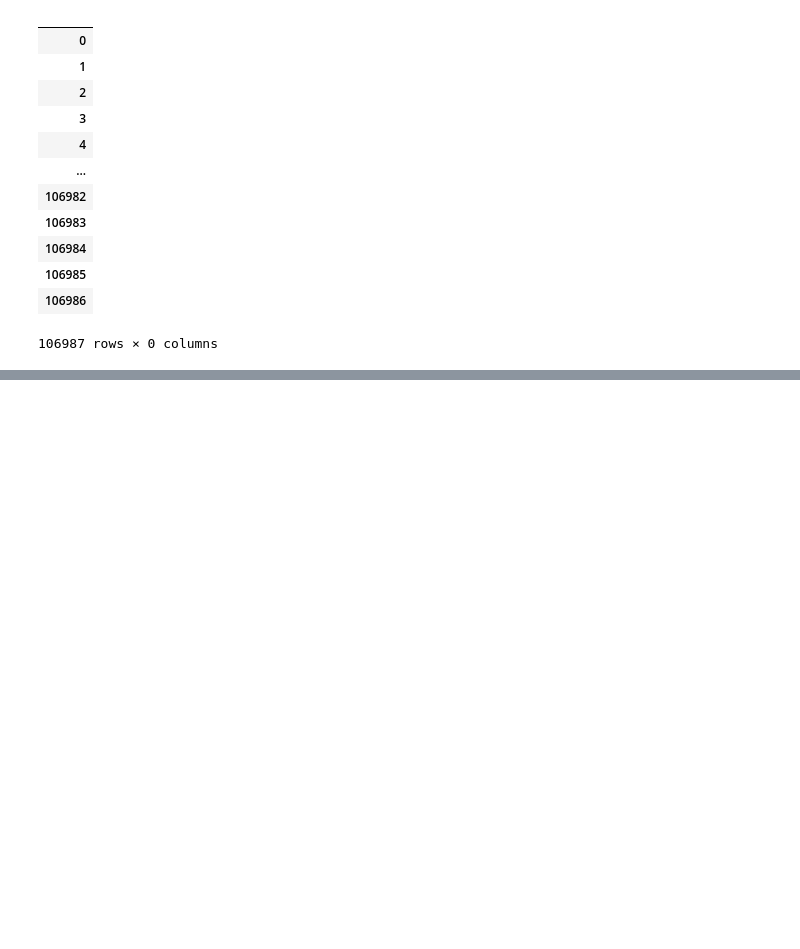
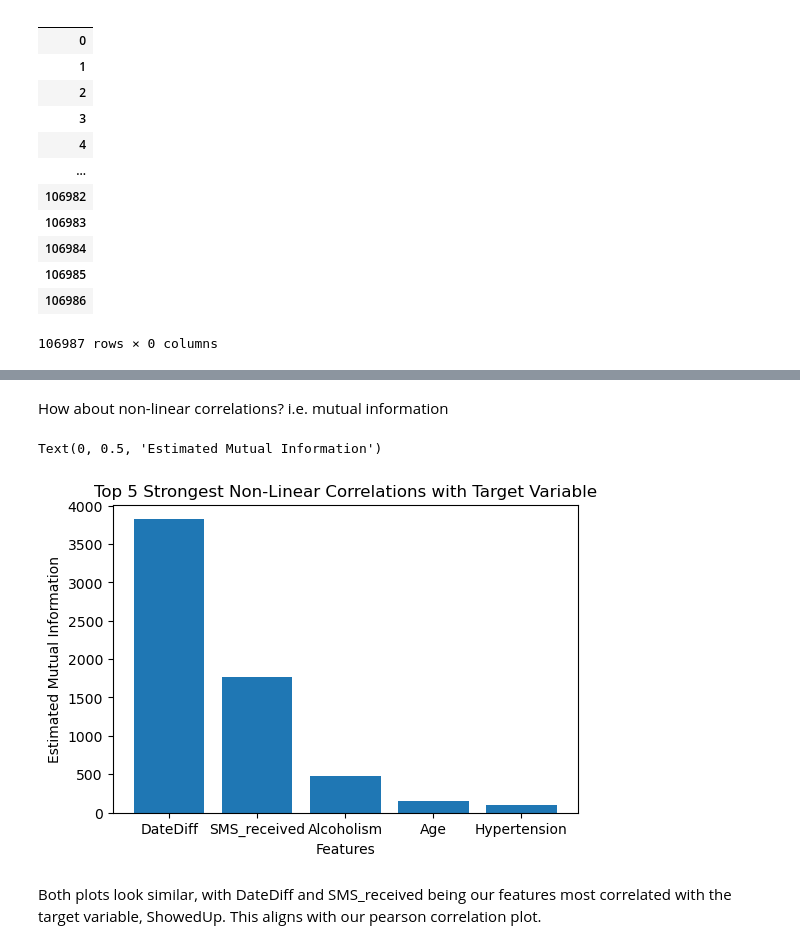
Before and after one commit to dwang0120/Hospital-No-Shows, a Jupyter notebook: project.ipynb, the cells around one changed output, grey strips where cells are left out. Saved outputs shown, nothing was run; the diff lists cells and outputs as text; code cells hidden in the pictures; blank space fills up the shorter version.

```diff
--- a/project.ipynb
+++ b/project.ipynb
@@ -191,0 +261,19 @@ df.loc[:, df.isnull().any() ]
+# %% [markdown]
+How about non-linear correlations? i.e. mutual information
+# %%
+from sklearn.feature_selection import mutual_info_regression
+mi = mutual_info_regression(X_nums, Y_nums)
+
+cols = X_nums.columns
+mi_df = pd.DataFrame(data = mi, index = cols).sort_values(by=0, ascending = False).head(5)
+
+plt.figure(figsize=(6,4))
+plt.bar(x=mi_df.index, height = f_df[0])
+plt.title('Top 5 Strongest Non-Linear Correlations with Target Variable')
+plt.xlabel('Features')
+plt.ylabel('Estimated Mutual Information')
+# %% [output]
+Text(0, 0.5, 'Estimated Mutual Information')
+[figure, added]
+# %% [markdown]
+Both plots look similar, with DateDiff and SMS_received being our features most correlated with the target variable, ShowedUp. This aligns with our pearson correlation plot.
```
Also changed, not shown: parts of 11 cells of this notebook.
